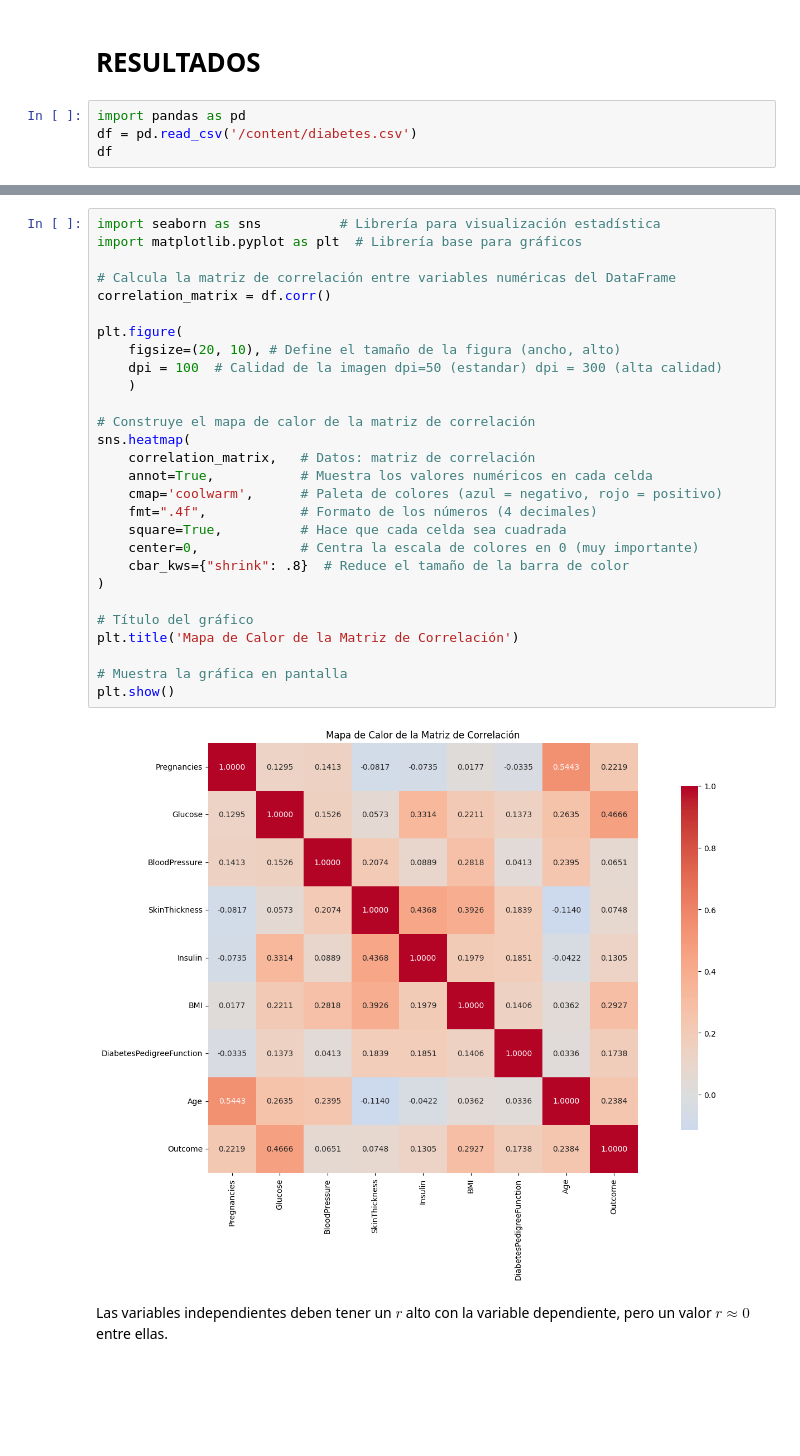
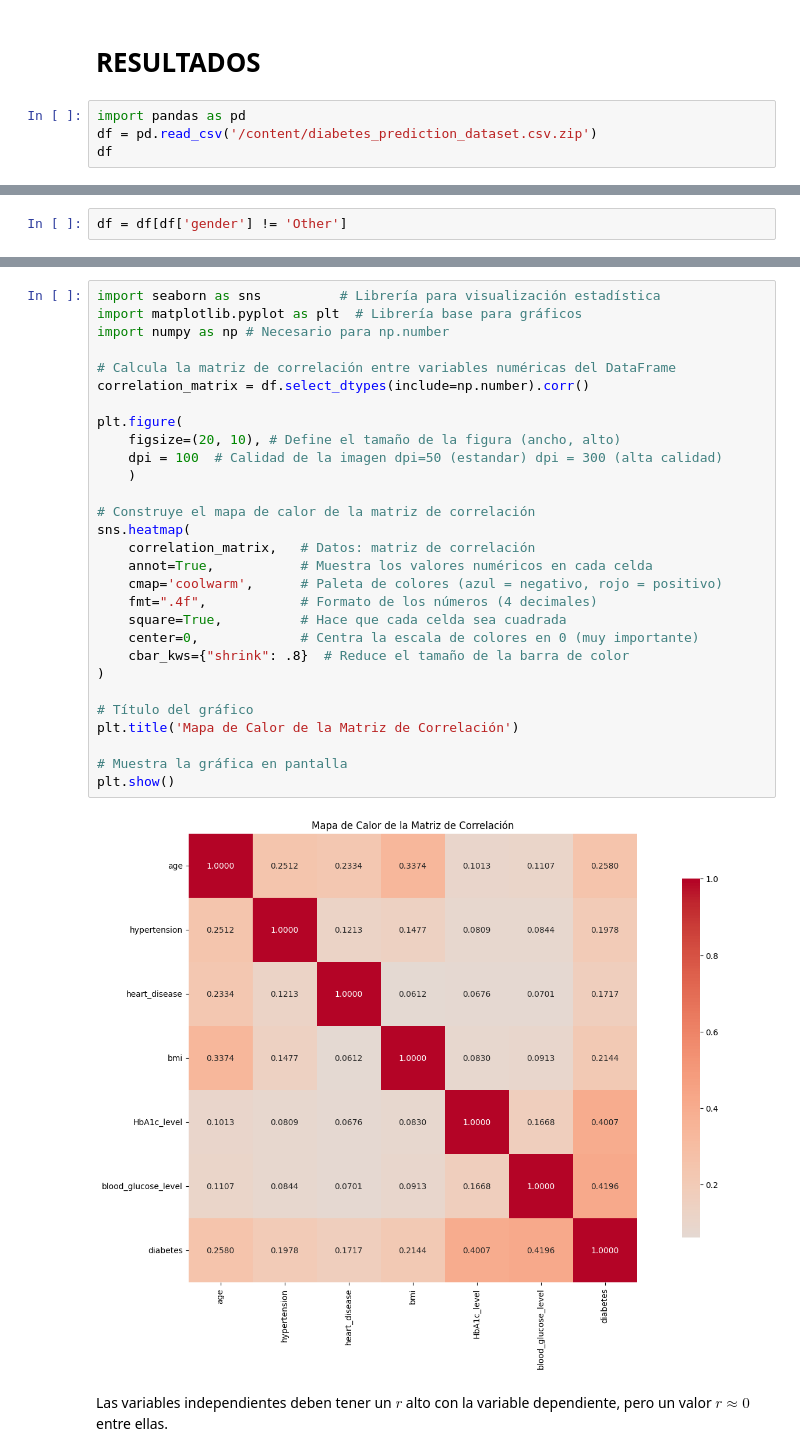
Before and after one commit to maria00med/EstadisticaVerano2026, a Jupyter notebook: Examen_Práctico.ipynb, the cells around one changed output, grey strips where cells are left out. Saved outputs shown, nothing was run; the diff lists cells and outputs as text; blank space fills up the shorter version.

```diff
--- a/Examen_Práctico.ipynb
+++ b/Examen_Práctico.ipynb
@@ -77,6 +66,6 @@ Para asegurar que el modelo es confiable y no solo producto del azar, se realiza
 # **RESULTADOS**
 # %%
 import pandas as pd
-df = pd.read_csv('/content/diabetes.csv')
+df = pd.read_csv('/content/diabetes_prediction_dataset.csv.zip')
 df
 # %% [output]
@@ -96,3 +94,5 @@ df
+# %%
+df = df[df['gender'] != 'Other']
 # %%
 df.info()
 # %% [output]
@@ -289,33 +326,34 @@ plt.show()
 # %%
 import seaborn as sns          # Librería para visualización estadística
 import matplotlib.pyplot as plt  # Librería base para gráficos
+import numpy as np # Necesario para np.number
 
 # Calcula la matriz de correlación entre variables numéricas del DataFrame
-correlation_matrix = df.corr()
+correlation_matrix = df.select_dtypes(include=np.number).corr()
 
 plt.figure(
     figsize=(20, 10), # Define el tamaño de la figura (ancho, alto)
     dpi = 100  # Calidad de la imagen dpi=50 (estandar) dpi = 300 (alta calidad)
     )
 
 # Construye el mapa de calor de la matriz de correlación
 sns.heatmap(
     correlation_matrix,   # Datos: matriz de correlación
     annot=True,           # Muestra los valores numéricos en cada celda
     cmap='coolwarm',      # Paleta de colores (azul = negativo, rojo = positivo)
     fmt=".4f",            # Formato de los números (4 decimales)
     square=True,          # Hace que cada celda sea cuadrada
     center=0,             # Centra la escala de colores en 0 (muy importante)
     cbar_kws={"shrink": .8}  # Reduce el tamaño de la barra de color
 )
 
 # Título del gráfico
 plt.title('Mapa de Calor de la Matriz de Correlación')
 
 # Muestra la gráfica en pantalla
 plt.show()
 # %% [output]
-[figure, old version]
+[figure, new version]
 # %% [markdown]
 Las variables independientes deben tener un $r$ alto con la variable dependiente, pero un valor $r≈0$ entre ellas.
 # %% [markdown]
```
Also changed, not shown: parts of 48 cells of this notebook.
